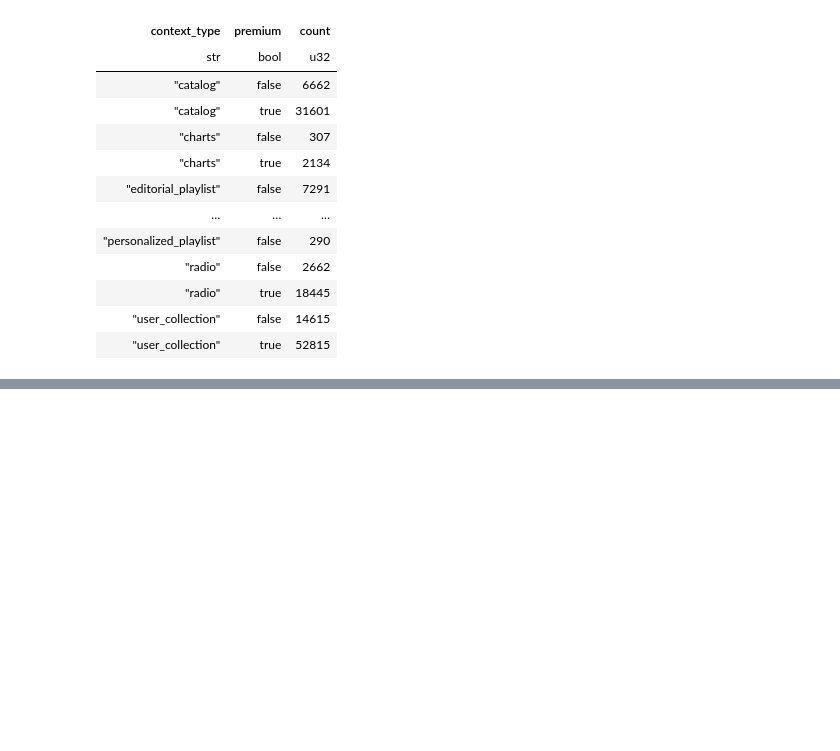
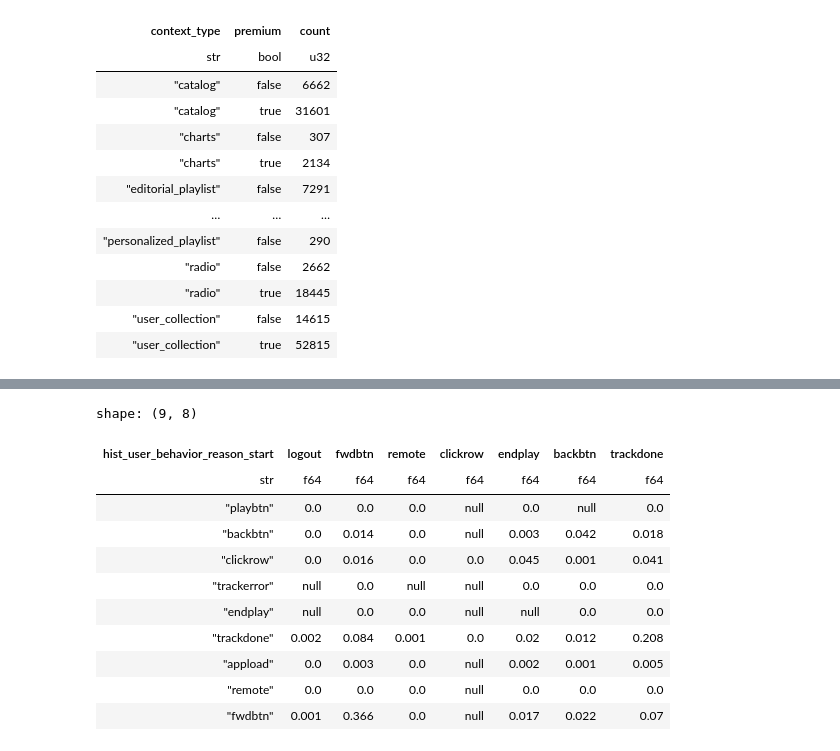
Before and after one commit to FiloDerba/tune-track, a Jupyter notebook: notebooks/exploration.ipynb, the cells around one changed output, grey strips where cells are left out. Saved outputs shown, nothing was run; the diff lists cells and outputs as text; code cells hidden in the pictures; blank space fills up the shorter version.

```diff
--- a/notebooks/exploration.ipynb
+++ b/notebooks/exploration.ipynb
@@ -115,0 +157,45 @@ chart
+# %%
+import polars as pl
+
+# Compute transition matrix (as row-wise normalized probabilities, rounded to 3 decimals)
+transition_matrix = (
+    df_sessions
+    .with_columns([
+        pl.col("hist_user_behavior_reason_start")
+          .shift(-1)
+          .over("session_id")
+          .alias("hist_user_behavior_reason_start_next")
+    ])
+    .group_by(["hist_user_behavior_reason_start", "hist_user_behavior_reason_end"])
+    .agg(pl.len().alias("count"))
+    .with_columns([
+        # Total outgoing transitions per start reason
+        pl.col("count").sum().over("hist_user_behavior_reason_start").alias("total_start"),
+        pl.col("count").sum().over("hist_user_behavior_reason_end").alias("total_end"),
+        pl.col("count").sum().alias("total")
+    ])
+    .with_columns([
+        # Normalize to percentages
+        (pl.col("count") / pl.col("total")).round(3).alias("percentage")
+    ])
+    .pivot(
+        index="hist_user_behavior_reason_start",
+        columns="hist_user_behavior_reason_end",
+        values="percentage"
+    )
+)
+
+transition_matrix
+# %% [output]
+shape: (9, 8)
+| hist_user_behavior_reason_start | logout | fwdbtn | remote | clickrow | endplay | backbtn | trackdone |
+| str | f64 | f64 | f64 | f64 | f64 | f64 | f64 |
+| "playbtn" | 0.0 | 0.0 | 0.0 | null | 0.0 | null | 0.0 |
+| "backbtn" | 0.0 | 0.014 | 0.0 | null | 0.003 | 0.042 | 0.018 |
+| "clickrow" | 0.0 | 0.016 | 0.0 | 0.0 | 0.045 | 0.001 | 0.041 |
+| "trackerror" | null | 0.0 | null | null | 0.0 | 0.0 | 0.0 |
+| "endplay" | null | 0.0 | 0.0 | null | null | 0.0 | 0.0 |
+| "trackdone" | 0.002 | 0.084 | 0.001 | 0.0 | 0.02 | 0.012 | 0.208 |
+| "appload" | 0.0 | 0.003 | 0.0 | null | 0.002 | 0.001 | 0.005 |
+| "remote" | 0.0 | 0.0 | 0.0 | null | 0.0 | 0.0 | 0.0 |
+| "fwdbtn" | 0.001 | 0.366 | 0.0 | null | 0.017 | 0.022 | 0.07 |
```
Also changed, not shown: parts of 5 cells of this notebook, 4 other files.
